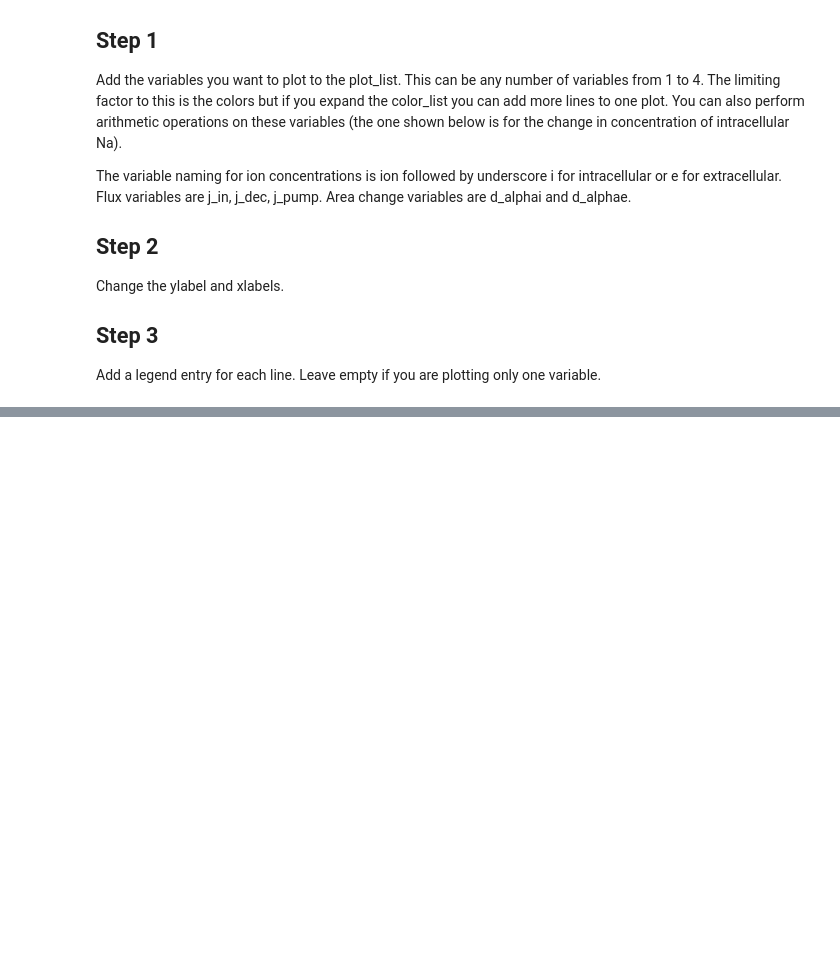
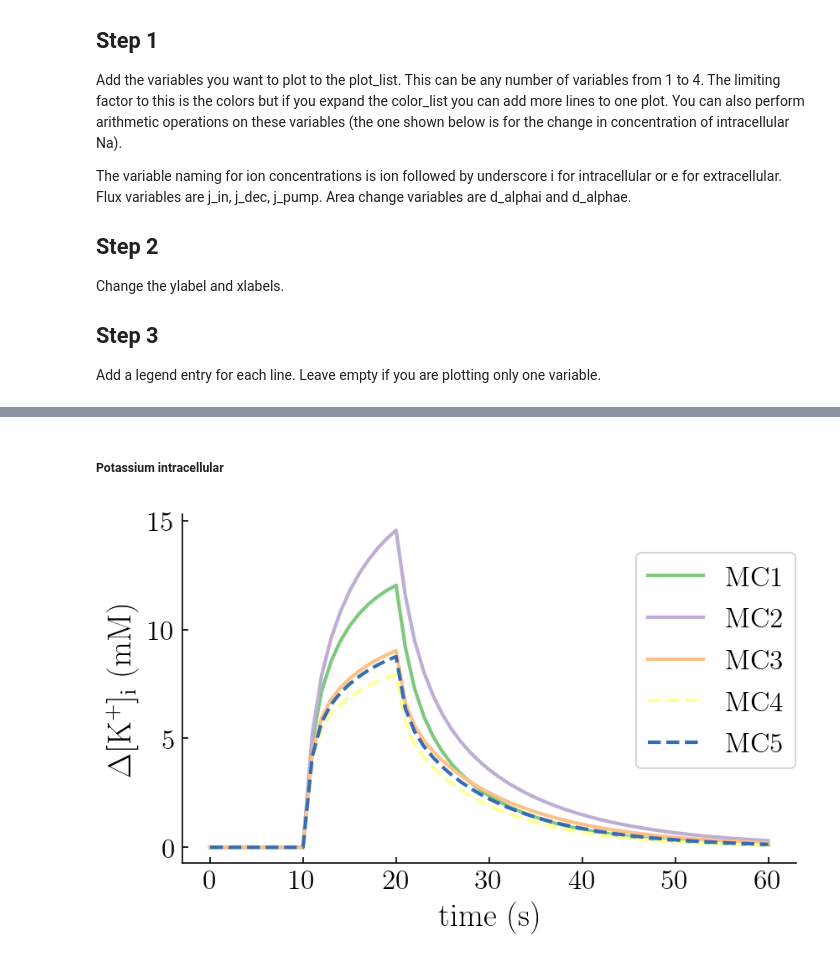
Before and after one commit to hittheant/Simula_Summer_Project_1, a Jupyter notebook: example/Plot Stimulation Data.ipynb, the cells around one changed output, grey strips where cells are left out. Cells and saved outputs as stored; diff of their text form; code cells hidden in the pictures; blank space fills up the shorter version.

```diff
--- a/example/Plot Stimulation Data.ipynb
+++ b/example/Plot Stimulation Data.ipynb
@@ -380,0 +393,26 @@ The water velocities are saved as $u\_i/e\_hyd/osm/tot$. For example, you can pl
+# %% [markdown]
+##### Potassium intracellular
+# %%
+ylabel = r'$\Delta [\mathrm{K^{+}}]_\mathrm{i}$ (mM)'
+xlabel = r'time (s)'
+legend = [r'MC1', r'MC2', r'MC3', r'MC4', r'MC5']
+
+fig = plt.figure(figsize=(7*fs, 4*fs))
+ax = plt.gca()
+for i, line in enumerate(plot_list_Ki):
+    linestyle = '--' if i == 3 or i == 4  else '-'
+    plt.plot(line, color=color_list[i], label=legend[i], linestyle = linestyle, linewidth=lw)
+if len(plot_list_Ki) > 1:
+    plt.figlegend(bbox_to_anchor=(0.9, 0.9), frameon=True)
+
+plt.xlabel(xlabel, fontsize=fosi)
+plt.ylabel(ylabel, fontsize=fosi)
+# make pretty
+ax.spines['right'].set_visible(False)
+ax.spines['top'].set_visible(False)
+
+figname = 'mc1vmc5_deltaKi'
+#save fig as pdf
+fig.savefig('results/figures/' + figname + '.pdf', format='pdf', bbox_inches='tight')
+# %% [output]
+[figure, added]
```
Also changed, not shown: parts of 52 cells of this notebook.
